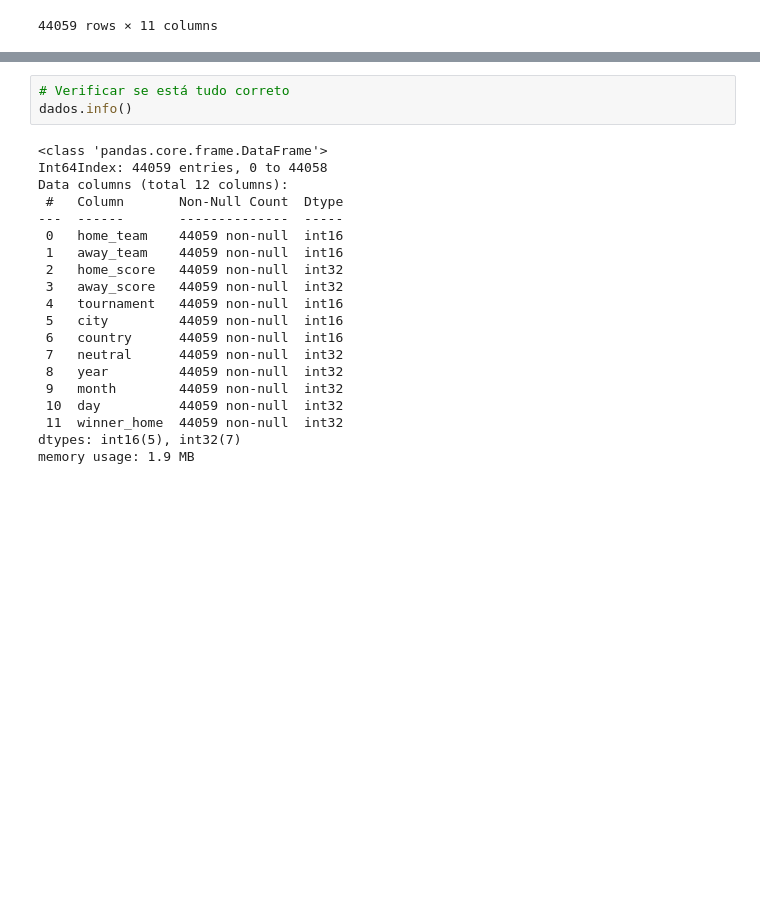
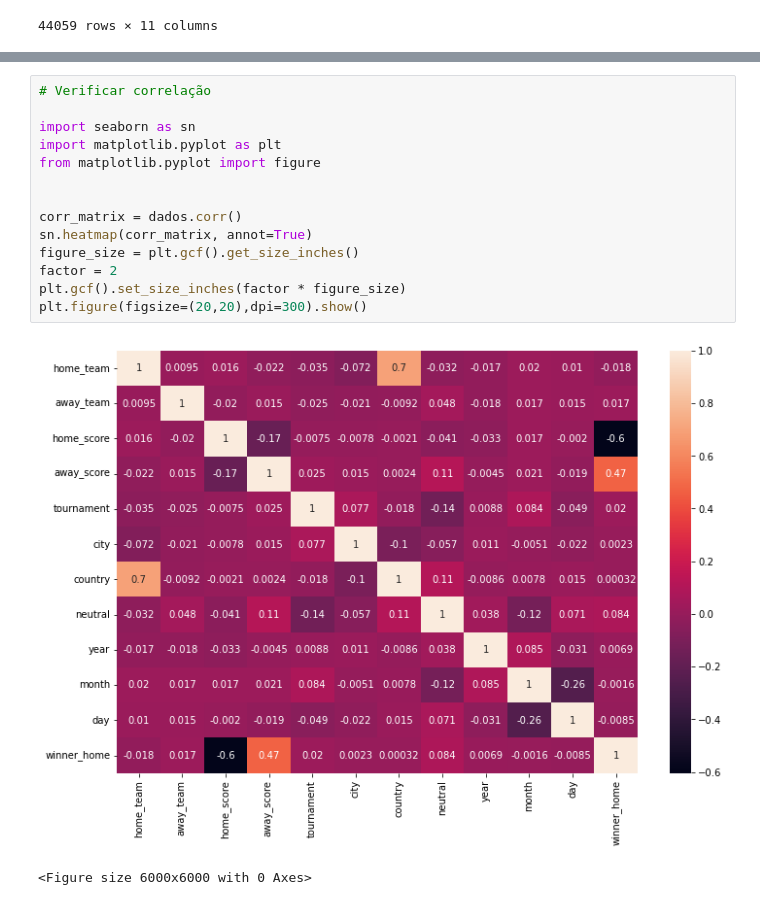
Before and after one commit to xxbielxd/Machine_Learning_Final, a Jupyter notebook: Machine_Learning_Final.ipynb, the cells around one changed output, grey strips where cells are left out. Cells and saved outputs as stored; diff of their text form; blank space fills up the shorter version.

```diff
--- a/Machine_Learning_Final.ipynb
+++ b/Machine_Learning_Final.ipynb
@@ -211,23 +232,17 @@ dados.head()
-# %%
-# Verificar se está tudo correto
-dados.info()
-# %% [output]
-<class 'pandas.core.frame.DataFrame'>
-Int64Index: 44059 entries, 0 to 44058
-Data columns (total 12 columns):
- #   Column       Non-Null Count  Dtype
----  ------       --------------  -----
- 0   home_team    44059 non-null  int16
- 1   away_team    44059 non-null  int16
- 2   home_score   44059 non-null  int32
- 3   away_score   44059 non-null  int32
- 4   tournament   44059 non-null  int16
- 5   city         44059 non-null  int16
- 6   country      44059 non-null  int16
- 7   neutral      44059 non-null  int32
- 8   year         44059 non-null  int32
- 9   month        44059 non-null  int32
- 10  day          44059 non-null  int32
- 11  winner_home  44059 non-null  int32
-dtypes: int16(5), int32(7)
-memory usage: 1.9 MB
+# %%
+# Verificar correlação
+
+import seaborn as sn
+import matplotlib.pyplot as plt
+from matplotlib.pyplot import figure
+
+
+corr_matrix = dados.corr()
+sn.heatmap(corr_matrix, annot=True)
+figure_size = plt.gcf().get_size_inches()
+factor = 2
+plt.gcf().set_size_inches(factor * figure_size)
+plt.figure(figsize=(20,20),dpi=300).show()
+# %% [output]
+[figure, added]
+<Figure size 6000x6000 with 0 Axes>
```
Also changed, not shown: parts of 7 cells of this notebook.
